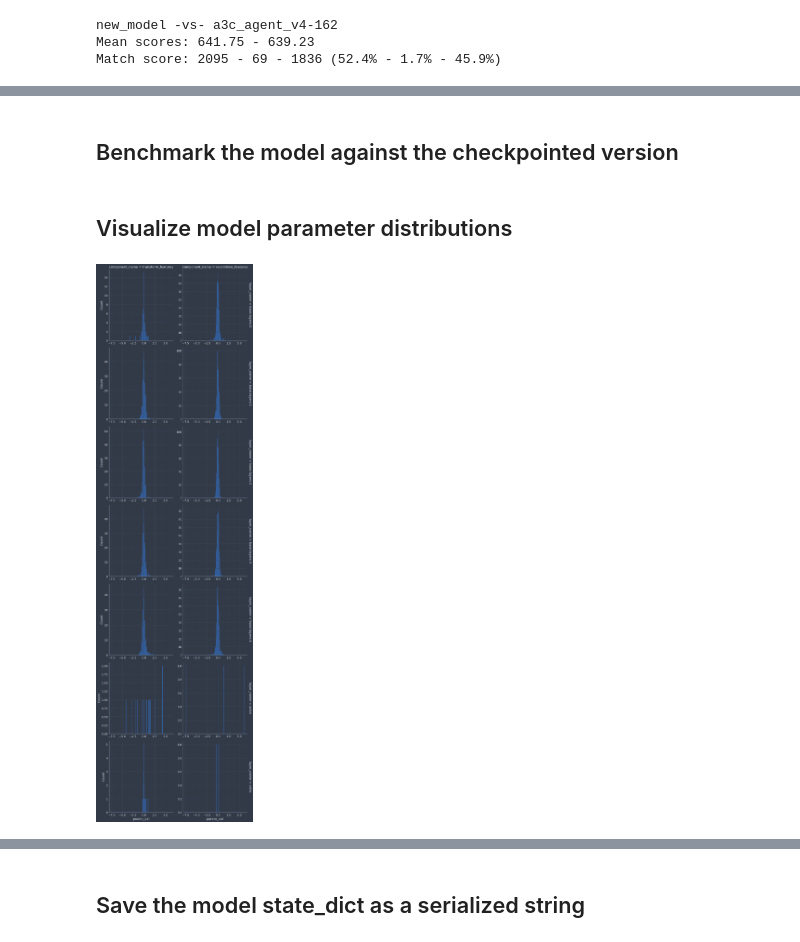
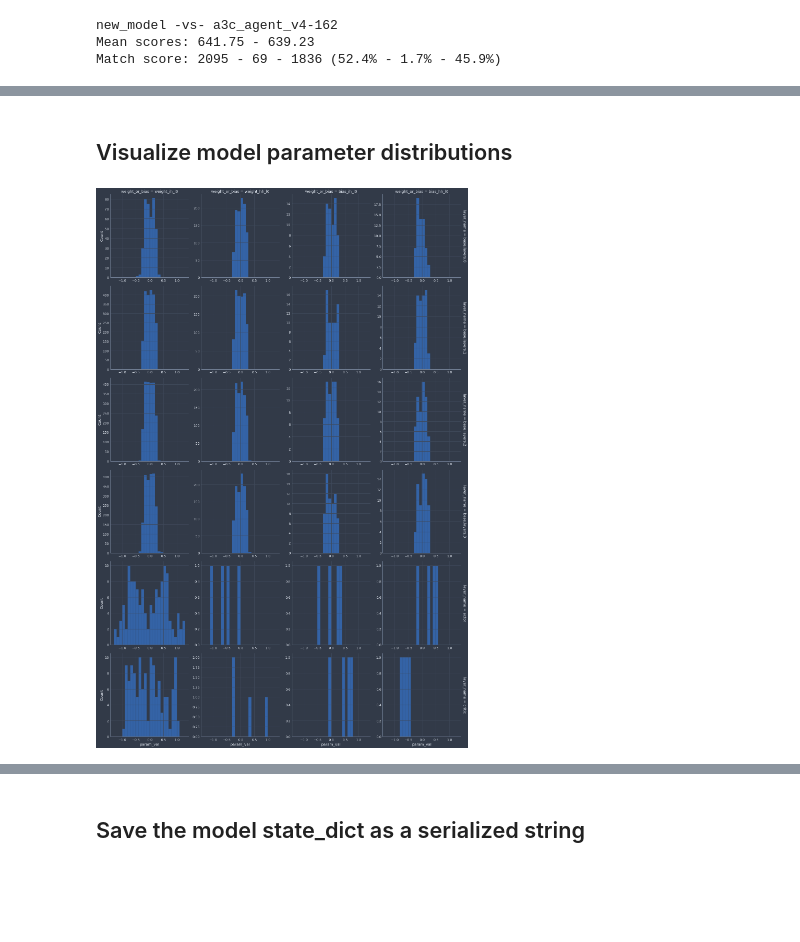
Before and after one commit to IsaiahPressman/Kaggle_Santa_2020, a Jupyter notebook: RL_Santa.ipynb, the cells around one changed output, grey strips where cells are left out. Saved outputs shown, nothing was run; the diff lists cells and outputs as text; code cells hidden in the pictures; blank space fills up the shorter version.

```diff
--- a/RL_Santa.ipynb
+++ b/RL_Santa.ipynb
@@ -246,16 +269,17 @@ Implement new RL algorithm - AWAC, and use top team's logs as training data. See
 
 Eventually, experiment with reward_type = END_OF_GAME
 # %%
+use_rnn = True
+
 graph_nn_kwargs = dict(
     in_features=3,
     n_nodes=100,
-    n_hidden_layers=4,
+    n_hidden_layers=3,
     layer_sizes=16,
-    layer_class=FullyConnectedGNNLayer,
-    #layer_class=SmallFullyConnectedGNNLayer,
+    layer_class=gnn.SmallRecurrentGNNLayer if use_rnn else gnn.SmallFullyConnectedGNNLayer,
     skip_connection_n=1
 )
-model = GraphNNA3C(**graph_nn_kwargs)
+model = gnn.GraphNNA3C(**graph_nn_kwargs)
 try:
     sd = loaded_state_dicts['model_state_dict']
     model.load_state_dict(sd)
@@ -263,16 +287,20 @@ try:
     del loaded_state_dicts
 except NameError:
     pass
+except RuntimeError:
+    print('WARNING: Failed to load saved model')
 model.to(device=DEVICE)
-optimizer = torch.optim.Adam(model.parameters())
+optimizer = torch.optim.Adam(model.parameters(), lr=0.01)
 
 env_kwargs = dict(
     n_envs=512,
     out_device=DEVICE,
-    reward_type=vectorized_env.EVERY_STEP_EV
+    reward_type=ve.EVERY_STEP_EV,
+    obs_type=ve.LAST_STEP_OBS if use_rnn else ve.SUMMED_OBS,
+    opponent_obs_type=ve.SUMMED_OBS
 )
 rl_alg_kwargs = dict(
-    batch_size=30,
+    batch_size=30 if use_rnn else 30,
     gamma=0.99
 )
 
@@ -281,7 +309,7 @@ def model_wrapped(states):
     return model.sample_action(states.unsqueeze(0)).squeeze(0)
 
 def model_constructor():
-    return GraphNNA3C(**graph_nn_kwargs)
+    return gnn.GraphNNA3C(**graph_nn_kwargs)
 
 # initial_opponent_pool = []
 initial_opponent_pool = [
@@ -294,8 +322,10 @@ initial_opponent_pool = [
 ]
 
 a3c_alg = A3CVectorized(model_constructor, optimizer, model=model, device=DEVICE,
-                        exp_folder=Path('/home/isaiah/GitHub/Kaggle/Santa_2020/runs/v4_contd'),
-                        play_against_past_selves=True,
+                        exp_folder=Path('/home/isaiah/GitHub/Kaggle/Santa_2020/runs/TEMP'),
+                        recurrent_model=use_rnn,
+                        clip_grads=10.,
+                        play_against_past_selves=False,
                         n_past_selves=4,
                         checkpoint_freq=10,
                         initial_opponent_pool=initial_opponent_pool,
@@ -546,2 +471,0 @@ Match score: 895 - 10 - 95 (89.5% - 1.0% - 9.5%)
-# %% [markdown]
-## Benchmark the model against the checkpointed version
@@ -576,32 +484,32 @@ for key, val in model.state_dict().items():
         pass
     else:
         for v in val.cpu().numpy().ravel():
             param_val.append(v)
             full_layer_name.append(key)
             key_split = key.split('.')
             if len(key_split) == 3:
                 ln, pn, wob = key_split
             elif len(key_split) >= 4:
                 ln = '.'.join(key_split[0:-2])
                 pn, wob = key_split[-2:]
             else:
                 raise RuntimeError(f'Unrecognized layer key: {key}')
             layer_name.append(ln)
             component_name.append(pn)
             weight_or_bias.append(wob)
 params_df = pd.DataFrame(dict(
     full_layer_name = full_layer_name,
     layer_name = layer_name,
     component_name = component_name,
     weight_or_bias = weight_or_bias,
     param_val = param_val
 ))
 
 sns.displot(
-    params_df, x='param_val', col='component_name', row='layer_name',
+    params_df, x='param_val', col='weight_or_bias', row='layer_name',
     binwidth=0.1,
     #height=3,
     facet_kws=dict(margin_titles=True, sharex=False, sharey=False)
 );
 # %% [output]
-[figure, old version]
+[figure, new version]
```
Also changed, not shown: parts of 19 cells of this notebook, 4 other files.
